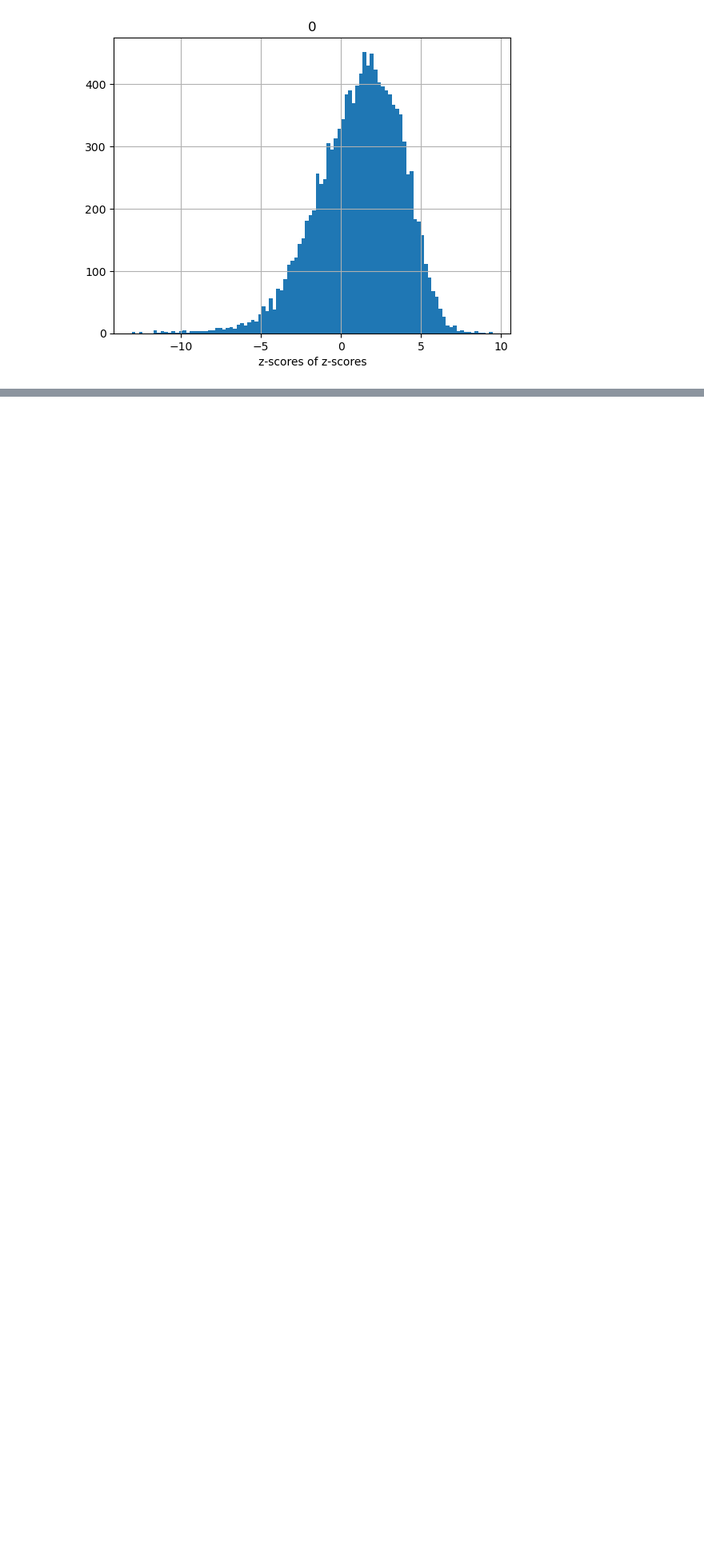
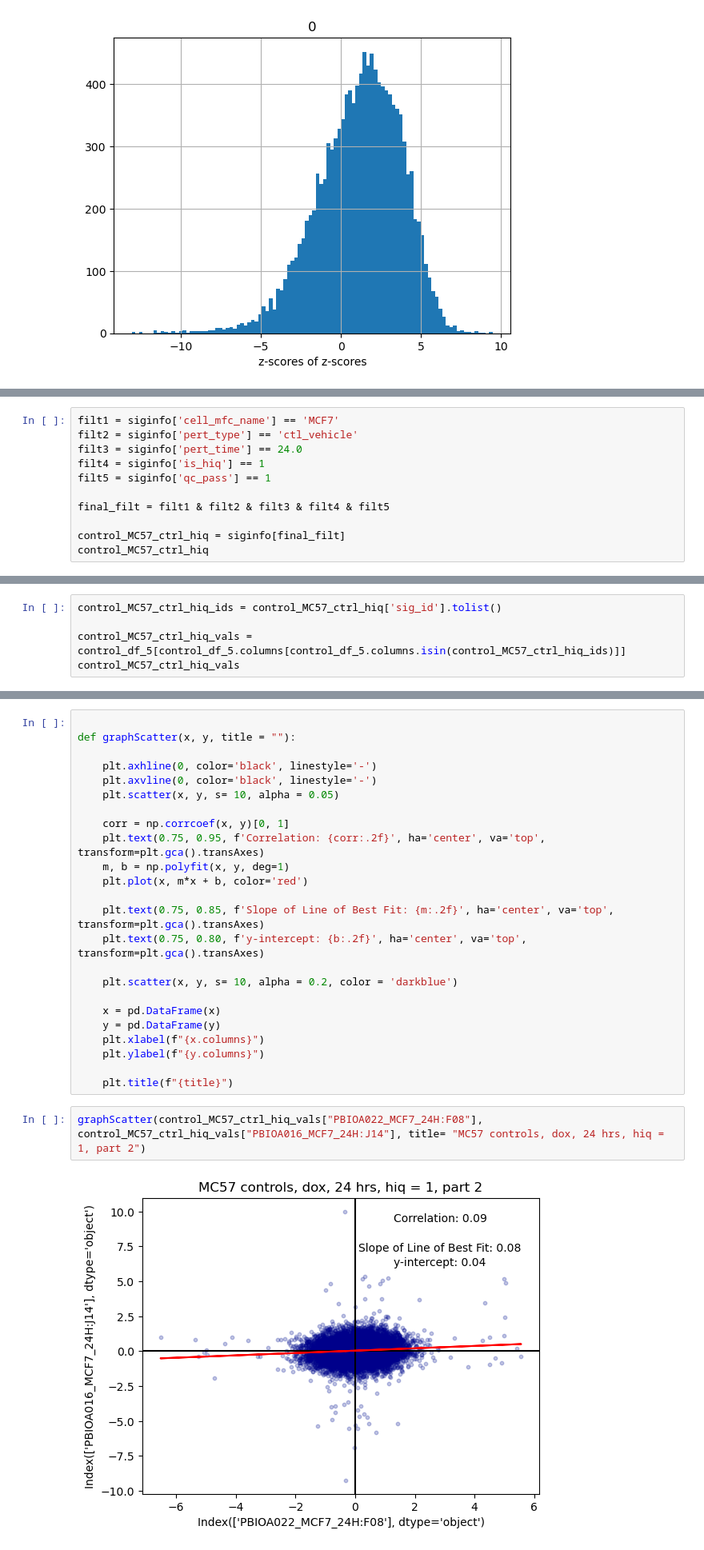
Before and after one commit to reformist/research2023, a Jupyter notebook: controlAnalysis.ipynb, the cells around one changed output, grey strips where cells are left out. Shown at 80% size. Saved outputs shown, nothing was run; the diff lists cells and outputs as text; blank space fills up the shorter version.

```diff
--- a/controlAnalysis.ipynb
+++ b/controlAnalysis.ipynb
@@ -1435,0 +1574,11 @@ Text(0.5, 0, 'z-scores of z-scores')
+# %%
+filt1 = siginfo['cell_mfc_name'] == 'MCF7'
+filt2 = siginfo['pert_type'] == 'ctl_vehicle'
+filt3 = siginfo['pert_time'] == 24.0
+filt4 = siginfo['is_hiq'] == 1
+filt5 = siginfo['qc_pass'] == 1
+
+final_filt = filt1 & filt2 & filt3 & filt4 & filt5
+
+control_MC57_ctrl_hiq = siginfo[final_filt]
+control_MC57_ctrl_hiq
@@ -1435,0 +1619,5 @@ Text(0.5, 0, 'z-scores of z-scores')
+# %%
+control_MC57_ctrl_hiq_ids = control_MC57_ctrl_hiq['sig_id'].tolist()
+
+control_MC57_ctrl_hiq_vals = control_df_5[control_df_5.columns[control_df_5.columns.isin(control_MC57_ctrl_hiq_ids)]]
+control_MC57_ctrl_hiq_vals
@@ -1435,0 +1639,28 @@ Text(0.5, 0, 'z-scores of z-scores')
+# %%
+
+def graphScatter(x, y, title = ""):
+
+    plt.axhline(0, color='black', linestyle='-')
+    plt.axvline(0, color='black', linestyle='-')
+    plt.scatter(x, y, s= 10, alpha = 0.05)
+
+    corr = np.corrcoef(x, y)[0, 1]
+    plt.text(0.75, 0.95, f'Correlation: {corr:.2f}', ha='center', va='top', transform=plt.gca().transAxes)
+    m, b = np.polyfit(x, y, deg=1)
+    plt.plot(x, m*x + b, color='red')
+
+    plt.text(0.75, 0.85, f'Slope of Line of Best Fit: {m:.2f}', ha='center', va='top', transform=plt.gca().transAxes)
+    plt.text(0.75, 0.80, f'y-intercept: {b:.2f}', ha='center', va='top', transform=plt.gca().transAxes)
+
+    plt.scatter(x, y, s= 10, alpha = 0.2, color = 'darkblue')
+
+    x = pd.DataFrame(x)
+    y = pd.DataFrame(y)
+    plt.xlabel(f"{x.columns}")
+    plt.ylabel(f"{y.columns}")
+
+    plt.title(f"{title}")
+# %%
+graphScatter(control_MC57_ctrl_hiq_vals["PBIOA022_MCF7_24H:F08"], control_MC57_ctrl_hiq_vals["PBIOA016_MCF7_24H:J14"], title= "MC57 controls, dox, 24 hrs, hiq = 1, part 2")
+# %% [output]
+[figure, added]
```
Also changed, not shown: parts of 40 cells of this notebook, 1 other file.
